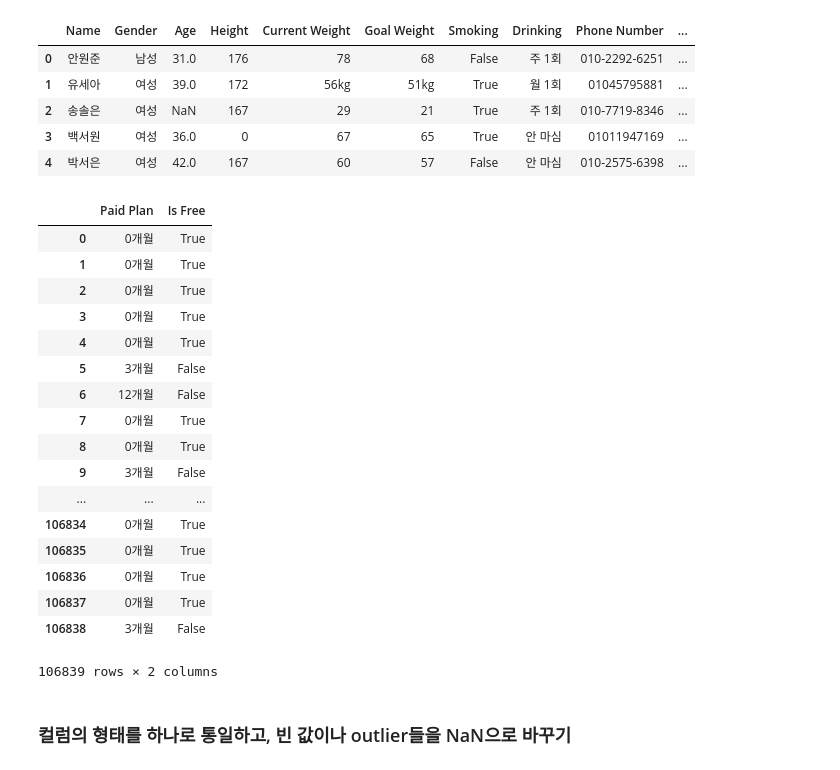
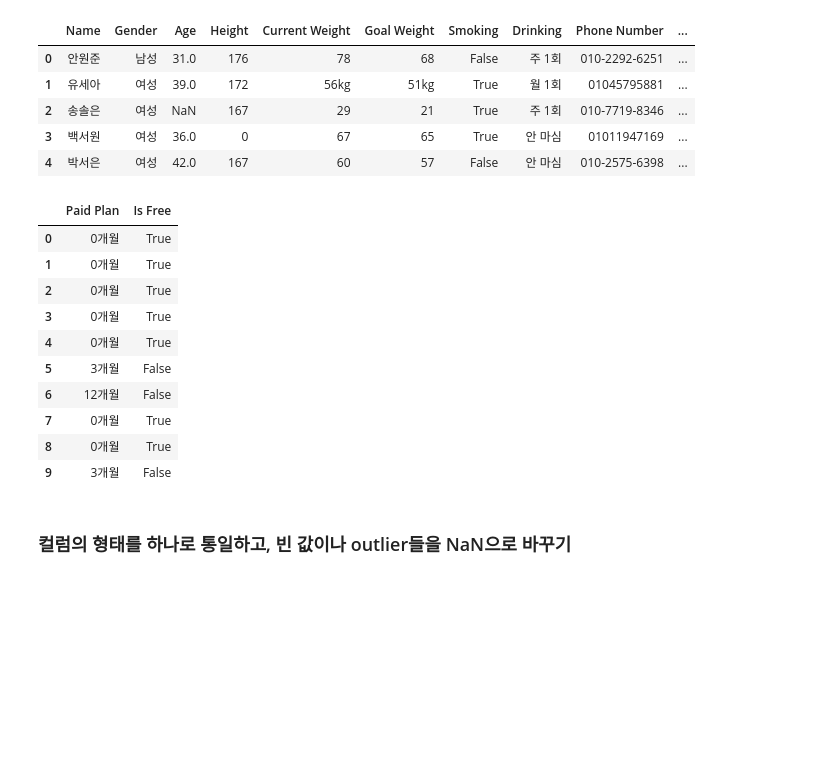
Before and after one commit to angelxtry/PyDataSc, a Jupyter notebook: DSds/01_02-my-work.ipynb, the cells around one changed output. Saved outputs shown, nothing was run; the diff lists cells and outputs as text; code cells hidden in the pictures; blank space fills up the shorter version.

```diff
--- a/DSds/01_02-my-work.ipynb
+++ b/DSds/01_02-my-work.ipynb
@@ -97,11 +97,12 @@ Name: 나이, Length: 240, dtype: int64
 # %%
-# 진행중
-def clean_num_col(data):
-    if type(data) is str:
-        num = data.replace('세', '')
-        return int(num)
-    else:
+def clean_num_col(old, new):
+    def wrapper(data):
+        if type(data) is str:
+            num = data.replace(old, new)
+            return int(num)
         return data
-
-user_info['나이'] = user_info['나이'].map(clean_num_col)
+    return wrapper
+# %%
+clean_age = clean_num_col('세', '')
+user_info['나이'] = user_info['나이'].map(clean_age)
 # %%
@@ -241,26 +234,19 @@ user_info2.head()
 | 3 | 백서원 | 여성 | 36.0 | 0 | 67 | 65 | True | 안 마심 | 01011947169 | ... |
 | 4 | 박서은 | 여성 | 42.0 | 167 | 60 | 57 | False | 안 마심 | 010-2575-6398 | ... |
 # %%
-user_info2[['Paid Plan', 'Is Free']]
+user_info2[['Paid Plan', 'Is Free']].head(10)
 # %% [output]
 |  | Paid Plan | Is Free |
 | 0 | 0개월 | True |
 | 1 | 0개월 | True |
 | 2 | 0개월 | True |
 | 3 | 0개월 | True |
 | 4 | 0개월 | True |
 | 5 | 3개월 | False |
 | 6 | 12개월 | False |
 | 7 | 0개월 | True |
 | 8 | 0개월 | True |
 | 9 | 3개월 | False |
-| ... | ... | ... |
-| 106834 | 0개월 | True |
-| 106835 | 0개월 | True |
-| 106836 | 0개월 | True |
-| 106837 | 0개월 | True |
-| 106838 | 3개월 | False |
-106839 rows × 2 columns
 # %% [markdown]
 ### 컬럼의 형태를 하나로 통일하고, 빈 값이나 outlier들을 NaN으로 바꾸기
 # %% [markdown]
```
Also changed, not shown: parts of 59 cells of this notebook, 1 other file.
